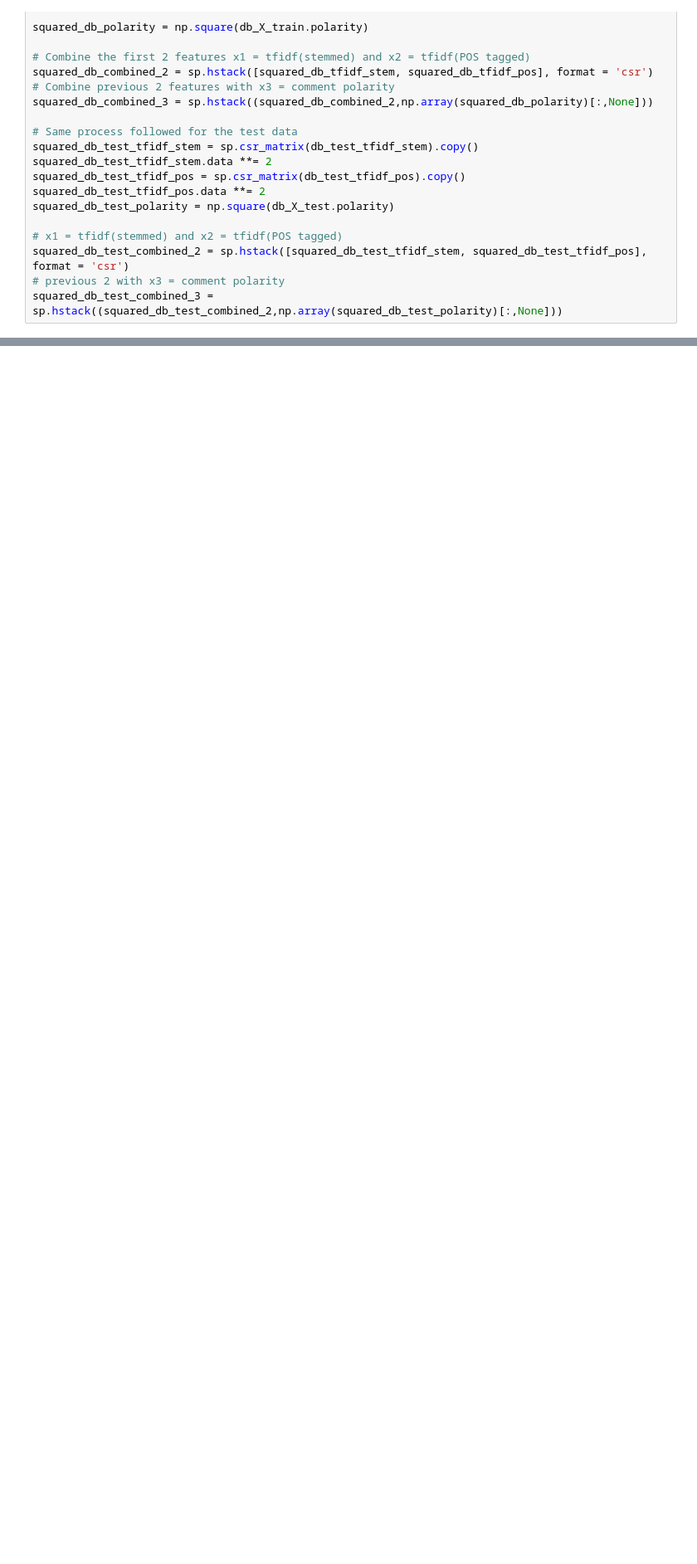
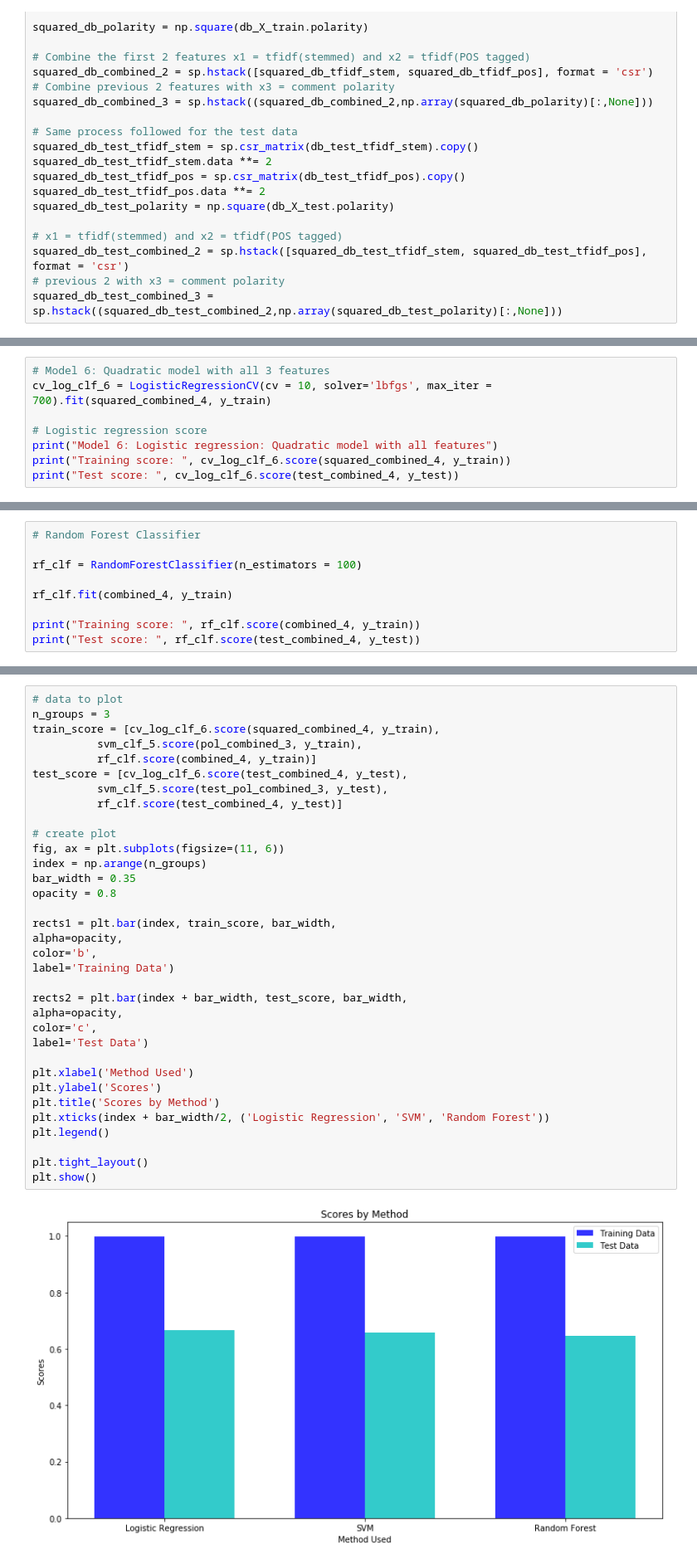
Before and after one commit to nourmansour/Sarcasm-on-Reddit, a Jupyter notebook: Sarcastic Comments on Reddit - An Analysis.ipynb, the cells around one changed output, grey strips where cells are left out. Shown: that part at 83% size. Saved outputs shown, nothing was run; the diff lists cells and outputs as text; blank space fills up the shorter version.

```diff
--- a/Sarcastic Comments on Reddit - An Analysis.ipynb
+++ b/Sarcastic Comments on Reddit - An Analysis.ipynb
@@ -954,0 +673,8 @@ plt.show()
+# %%
+# Model 6: Quadratic model with all 3 features
+cv_log_clf_6 = LogisticRegressionCV(cv = 10, solver='lbfgs', max_iter = 700).fit(squared_combined_4, y_train)
+
+# Logistic regression score
+print("Model 6: Logistic regression: Quadratic model with all features")
+print("Training score: ", cv_log_clf_6.score(squared_combined_4, y_train))
+print("Test score: ", cv_log_clf_6.score(test_combined_4, y_test))
@@ -954,0 +909,9 @@ plt.show()
+# %%
+# Random Forest Classifier
+
+rf_clf = RandomForestClassifier(n_estimators = 100)
+
+rf_clf.fit(combined_4, y_train)
+
+print("Training score: ", rf_clf.score(combined_4, y_train))
+print("Test score: ", rf_clf.score(test_combined_4, y_test))
@@ -954,0 +941,36 @@ plt.show()
+# %%
+# data to plot
+n_groups = 3
+train_score = [cv_log_clf_6.score(squared_combined_4, y_train),
+          svm_clf_5.score(pol_combined_3, y_train),
+          rf_clf.score(combined_4, y_train)]
+test_score = [cv_log_clf_6.score(test_combined_4, y_test),
+          svm_clf_5.score(test_pol_combined_3, y_test),
+          rf_clf.score(test_combined_4, y_test)]
+
+# create plot
+fig, ax = plt.subplots(figsize=(11, 6))
+index = np.arange(n_groups)
+bar_width = 0.35
+opacity = 0.8
+
+rects1 = plt.bar(index, train_score, bar_width,
+alpha=opacity,
+color='b',
+label='Training Data')
+
+rects2 = plt.bar(index + bar_width, test_score, bar_width,
+alpha=opacity,
+color='c',
+label='Test Data')
+
+plt.xlabel('Method Used')
+plt.ylabel('Scores')
+plt.title('Scores by Method')
+plt.xticks(index + bar_width/2, ('Logistic Regression', 'SVM', 'Random Forest'))
+plt.legend()
+
+plt.tight_layout()
+plt.show()
+# %% [output]
+[figure, added]
```
Also changed, not shown: parts of 117 cells of this notebook, 1 other file.
